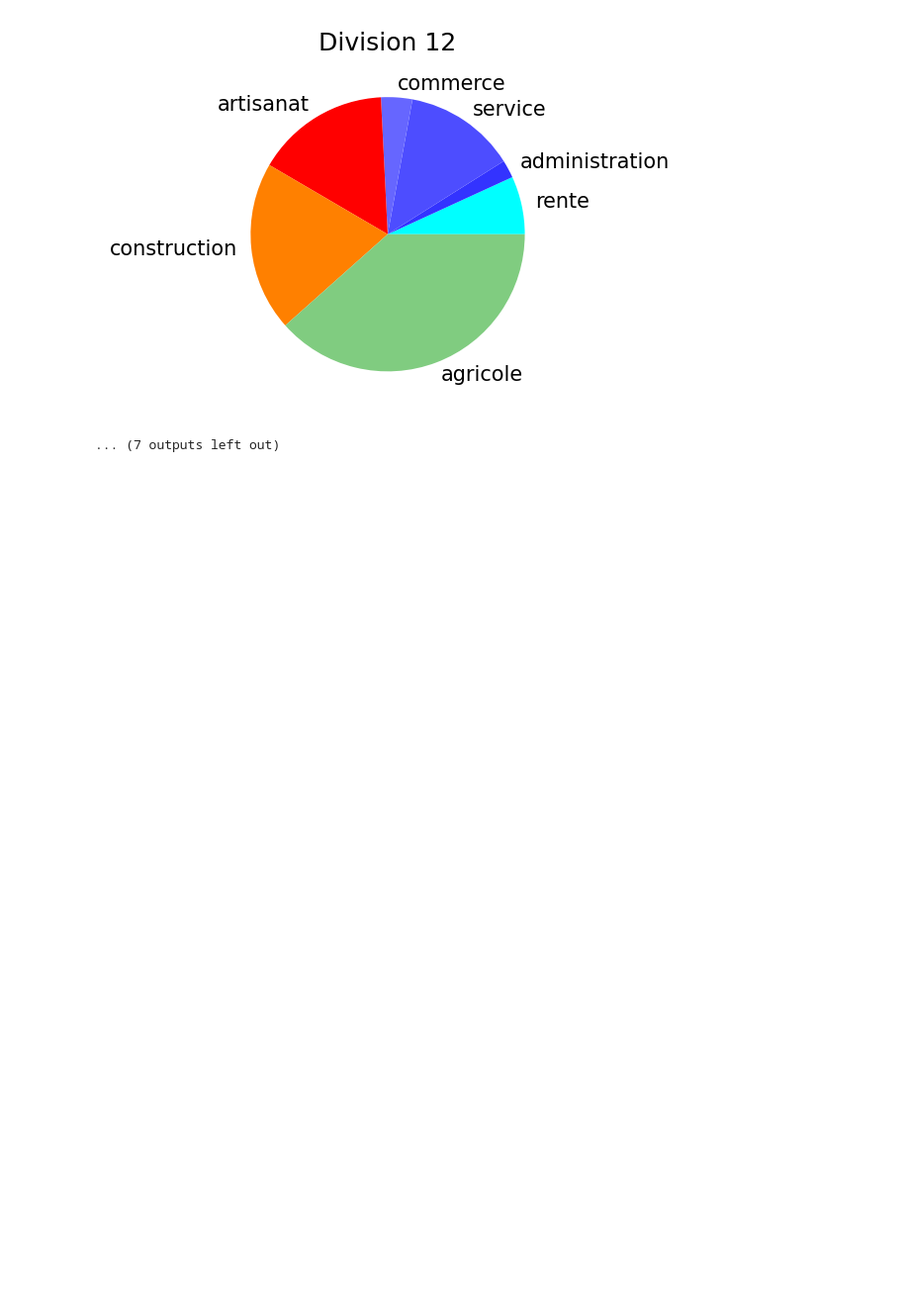
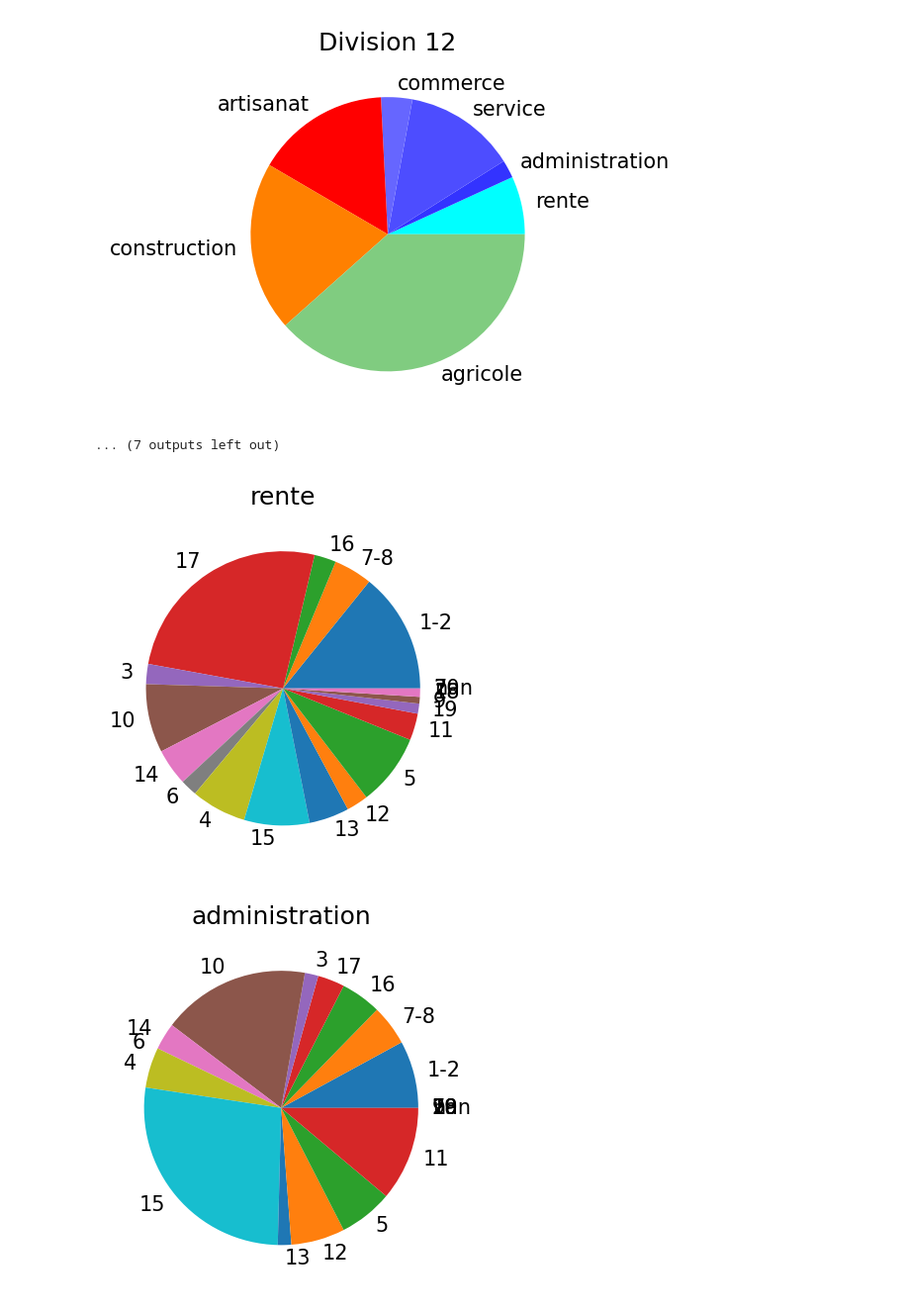
Before and after one commit to ozan-guven/HUM-450-Project, a Jupyter notebook: data/metier_par_division.ipynb, the cells around one changed output. Shown at 99% size. Drawn from its saved outputs; the diff is of its cells as text; code cells hidden in the pictures; blank space fills up the shorter version.

Commit message:
Ajouté + de stats dans `metier_par_division.ipynb`

```diff
--- a/data/metier_par_division.ipynb
+++ b/data/metier_par_division.ipynb
@@ -88,3 +90,17 @@ for division in divisions:
 [figure]
 [figure]
 ... (7 outputs left out)
+# %%
+for categorie, _ in vocation_categories:
+    # make pie chart
+    counts = []
+    for division in divisions:
+        counts.append(len(df.query(f"Division == @division & chef_vocation_categorie == @categorie")))
+    if np.sum(counts) == 0: continue
+    plt.figure(figsize=(3, 3), dpi=150)
+    plt.title(f"{categorie}")
+    plt.pie(counts, labels=[division for division in divisions])
+    # plt.legend(loc="left")
+# %% [output]
+[figure, added]
+[figure, added]
```
Also changed, not shown: parts of 3 cells of this notebook.
